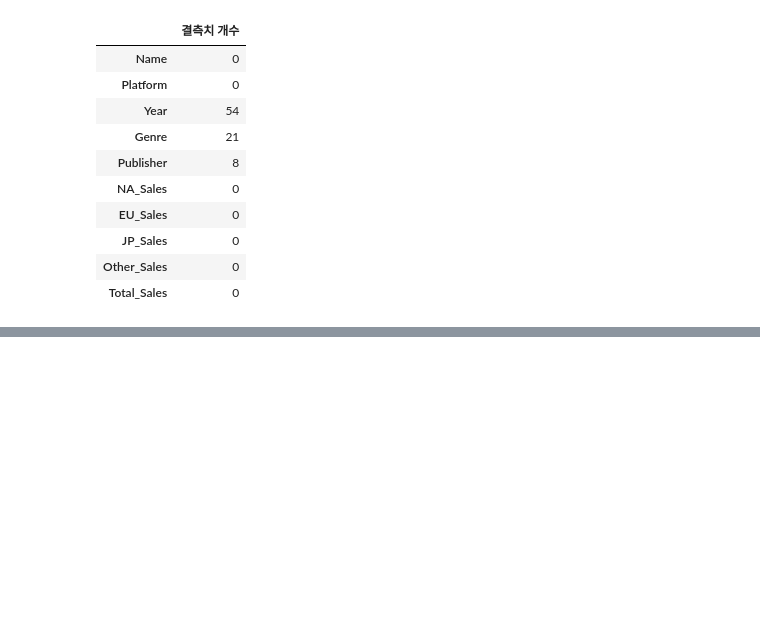
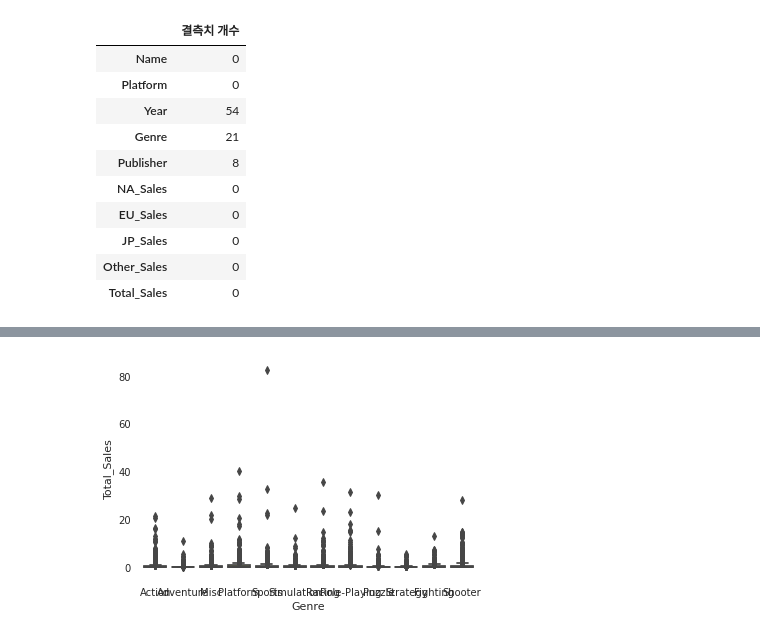
Before and after one commit to choheeee22/ds_Section1_Project, a Jupyter notebook: Section1_Project_GameIndustry.ipynb, the cells around one changed output, grey strips where cells are left out. Cells and saved outputs as stored; diff of their text form; code cells hidden in the pictures; blank space fills up the shorter version.

```diff
--- a/Section1_Project_GameIndustry.ipynb
+++ b/Section1_Project_GameIndustry.ipynb
@@ -263,0 +357,9 @@ Comparing_data
+# %%
+#이상치 검정 (시각화)
+import matplotlib.pyplot as plt
+%matplotlib inline
+import seaborn as sns
+sns.boxplot(x="Genre",y="Total_Sales",data=Total_Sales_by_Genre_raw)
+plt.show()
+# %% [output]
+[figure, added]
```
Also changed, not shown: parts of 28 cells of this notebook.
